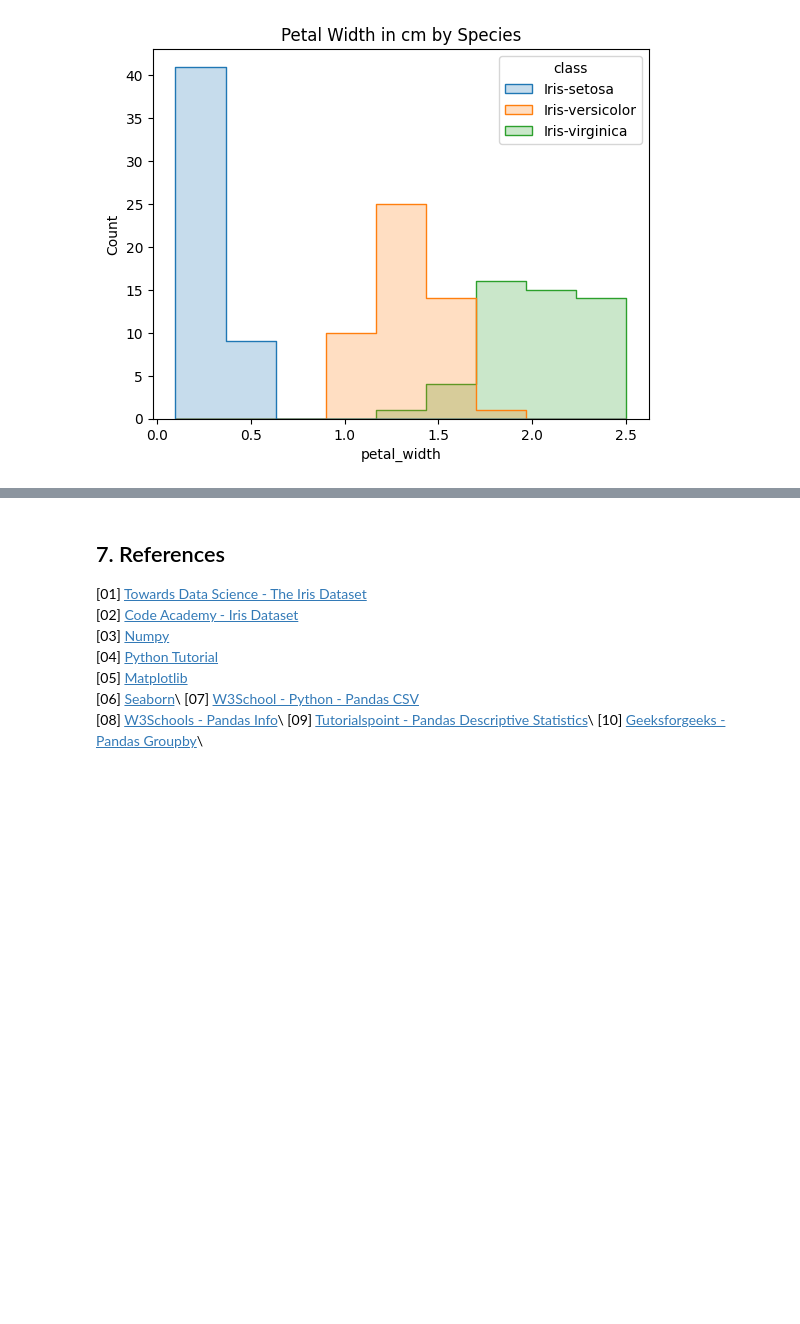
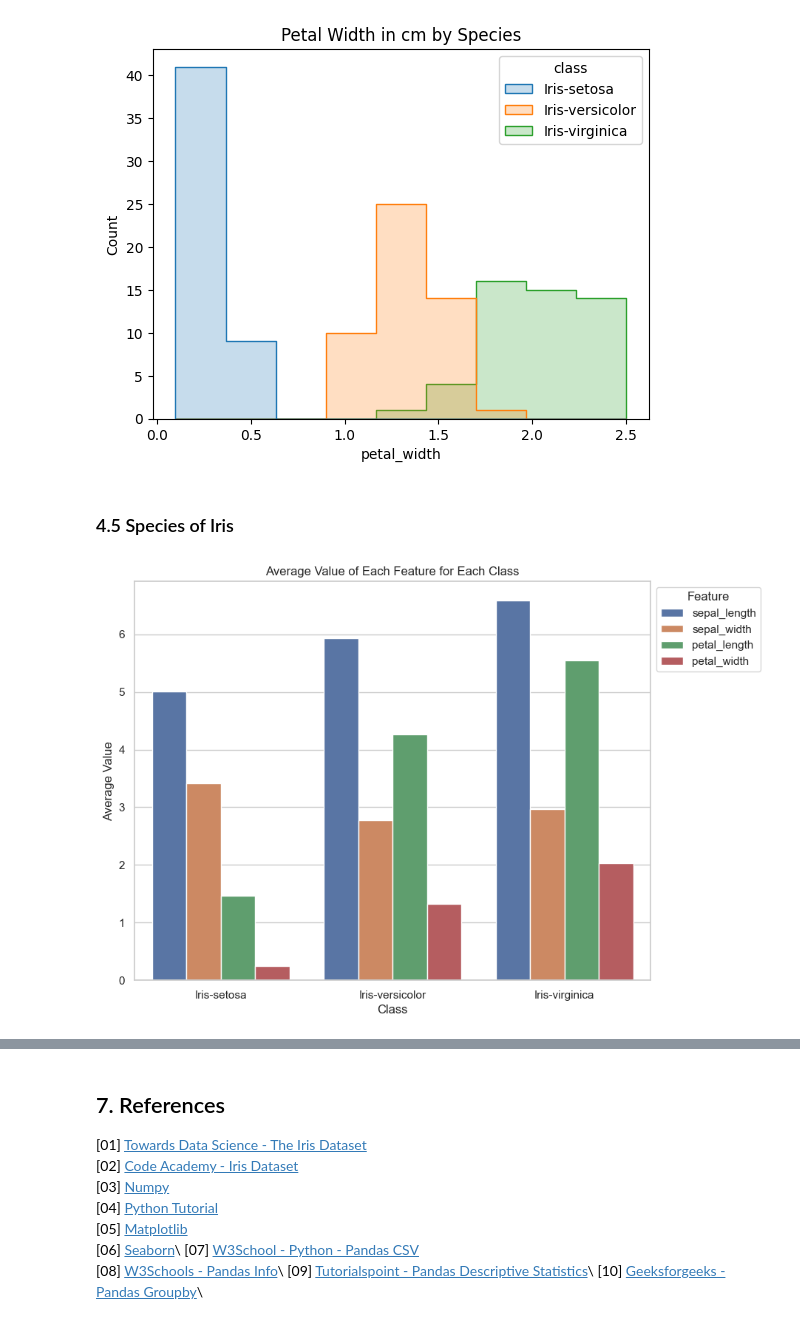
Before and after one commit to StefaniaVerduga/fundamentals-of-data-analysis, a Jupyter notebook: project.ipynb, the cells around one changed output, grey strips where cells are left out. Saved outputs shown, nothing was run; the diff lists cells and outputs as text; code cells hidden in the pictures; blank space fills up the shorter version.

Commit message:
Added plot for iris species and pairplot

```diff
--- a/project.ipynb
+++ b/project.ipynb
@@ -174,3 +175,22 @@ sns.histplot(df, x="petal_width", hue="class", element="step").set_title("Petal
 # %% [output]
 Text(0.5, 1.0, 'Petal Width in cm by Species')
 [figure]
+# %% [markdown]
+### 4.5 Species of Iris
+# %%
+grouped_data = df.groupby("class")
+averages = grouped_data.mean().reset_index()
+
+sns.set(style="whitegrid")
+
+plt.figure(figsize=(9, 7))
+sns.barplot(x="class", y="value", hue="feature", data=pd.melt(averages, id_vars=["class"], var_name="feature", value_name="value"))
+
+plt.xlabel("Class")
+plt.ylabel("Average Value")
+plt.title("Average Value of Each Feature for Each Class")
+plt.legend(title="Feature", bbox_to_anchor=(1, 1))
+plt.xticks(rotation=0)
+plt.show()
+# %% [output]
+[figure, added]
```
Also changed, not shown: parts of 3 cells of this notebook.
